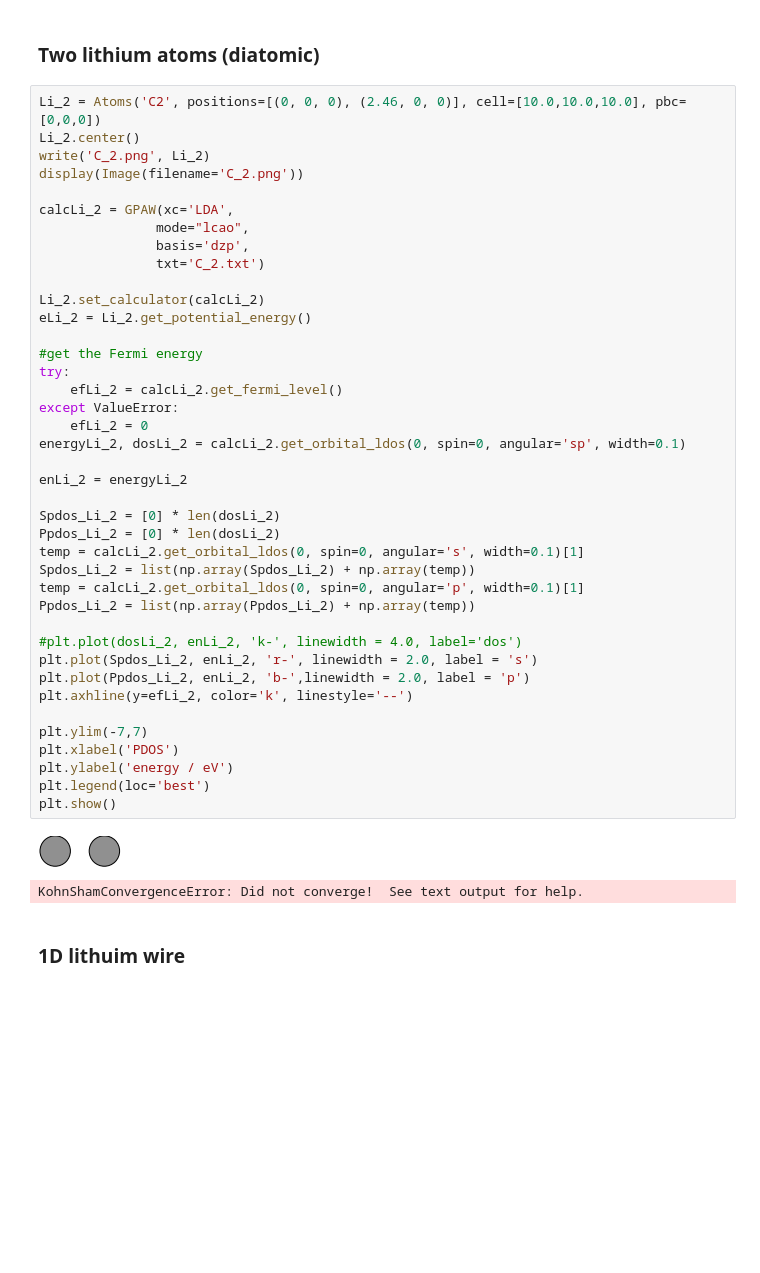
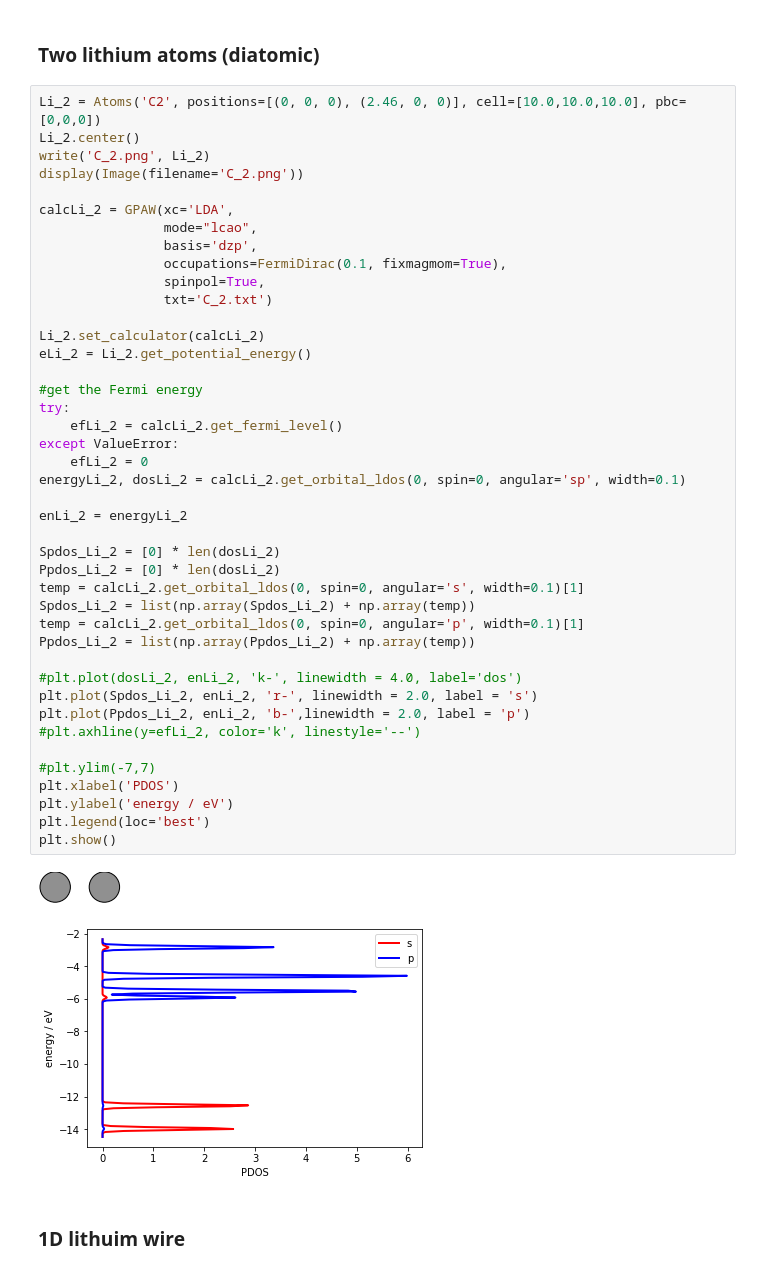
Before and after one commit to vilab-tartu/LOKT.02.048, a Jupyter notebook: week3/C.ipynb, the cells around one changed output. Saved outputs shown, nothing was run; the diff lists cells and outputs as text; blank space fills up the shorter version.

```diff
--- a/week3/C.ipynb
+++ b/week3/C.ipynb
@@ -89,42 +89,44 @@ write('C_2.png', Li_2)
 display(Image(filename='C_2.png'))
 
 calcLi_2 = GPAW(xc='LDA',
-               mode="lcao",
-               basis='dzp',
-               txt='C_2.txt')
+                mode="lcao",
+                basis='dzp',
+                occupations=FermiDirac(0.1, fixmagmom=True),
+                spinpol=True,
+                txt='C_2.txt')
 
 Li_2.set_calculator(calcLi_2)
 eLi_2 = Li_2.get_potential_energy()
 
 #get the Fermi energy
 try:
     efLi_2 = calcLi_2.get_fermi_level()
 except ValueError:
     efLi_2 = 0
 energyLi_2, dosLi_2 = calcLi_2.get_orbital_ldos(0, spin=0, angular='sp', width=0.1)
 
 enLi_2 = energyLi_2
 
 Spdos_Li_2 = [0] * len(dosLi_2)
 Ppdos_Li_2 = [0] * len(dosLi_2)
 temp = calcLi_2.get_orbital_ldos(0, spin=0, angular='s', width=0.1)[1]
 Spdos_Li_2 = list(np.array(Spdos_Li_2) + np.array(temp))
 temp = calcLi_2.get_orbital_ldos(0, spin=0, angular='p', width=0.1)[1]
 Ppdos_Li_2 = list(np.array(Ppdos_Li_2) + np.array(temp))
 
 #plt.plot(dosLi_2, enLi_2, 'k-', linewidth = 4.0, label='dos')
 plt.plot(Spdos_Li_2, enLi_2, 'r-', linewidth = 2.0, label = 's')
 plt.plot(Ppdos_Li_2, enLi_2, 'b-',linewidth = 2.0, label = 'p')
-plt.axhline(y=efLi_2, color='k', linestyle='--')
+#plt.axhline(y=efLi_2, color='k', linestyle='--')
 
-plt.ylim(-7,7)
+#plt.ylim(-7,7)
 plt.xlabel('PDOS')
 plt.ylabel('energy / eV')
 plt.legend(loc='best')
 plt.show()
 # %% [output]
 [figure]
-KohnShamConvergenceError: Did not converge!  See text output for help.
+[figure, added]
 # %% [markdown]
 ### 1D lithuim wire
 # %%
```
Also changed, not shown: parts of 5 cells of this notebook, 8 other files.
